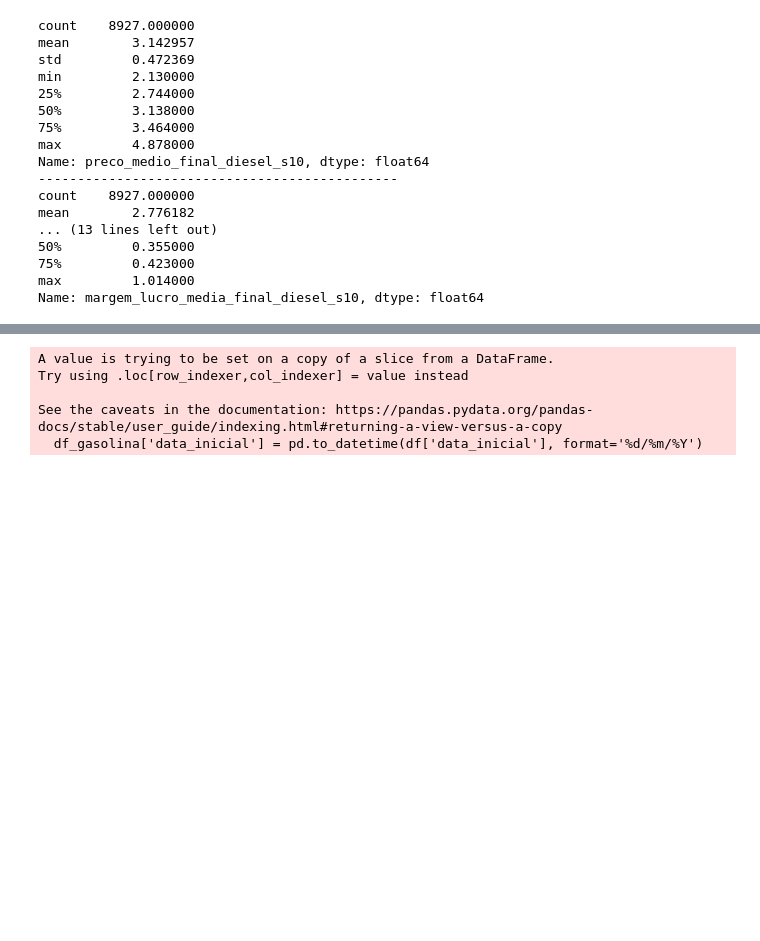
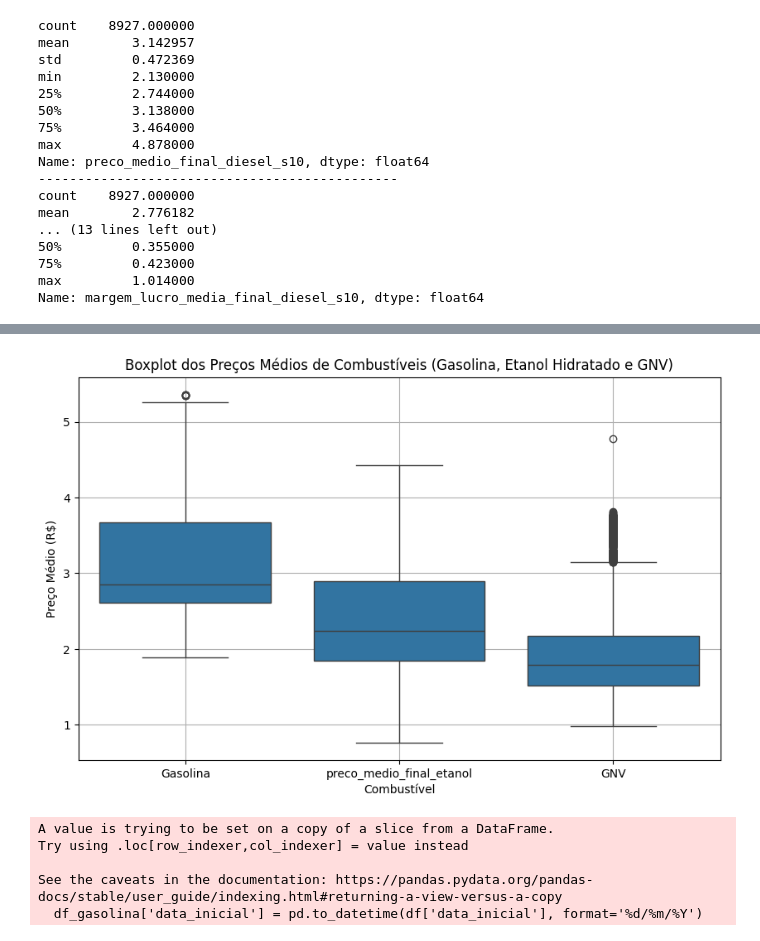
Before and after one commit to zec4o/fuel-data-analysis, a Jupyter notebook: fuel-data-analysis.ipynb, the cells around one changed output, grey strips where cells are left out. Drawn from its saved outputs; the diff is of its cells as text; code cells hidden in the pictures; blank space fills up the shorter version.

Commit message:
feat: new plots

```diff
--- a/fuel-data-analysis.ipynb
+++ b/fuel-data-analysis.ipynb
@@ -200,3 +200,21 @@ mean        2.776182
 75%         0.423000
 max         1.014000
 Name: margem_lucro_media_final_diesel_s10, dtype: float64
+# %%
+## Preco Medio Final gnv
+df['preco_medio_final_gnv'] = df[df['produto'] == 'GNV']['preco_medio_final']
+
+print(df["preco_medio_final_gnv"].describe())
+print('----------------------------------------------')
+
+## Preco Medio Atacado gnv
+df['preco_medio_atacado_gnv'] = df[df['produto'] == 'GNV']['preco_medio_atacado']
+
+print(df["preco_medio_atacado_gnv"].describe())
+print('----------------------------------------------')
+
+
+## Margem Lucro Media Final gnv
+df['margem_lucro_media_final_gnv'] = df[df['produto'] == 'GNV']['preco_medio_final'] - df[df['produto'] == 'GNV']['preco_medio_atacado']
+
+print(df["margem_lucro_media_final_gnv"].describe())
@@ -203,3 +239,24 @@ Name: margem_lucro_media_final_diesel_s10, dtype: float64
+# %%
+df_melted = df.melt(id_vars=['data_inicial'], value_vars=['preco_medio_final_gasolina', 'preco_medio_final_etanol', 'preco_medio_final_gnv'],
+                                 var_name='combustivel', value_name='preco_medio')
+
+# Renomear os valores para melhor legibilidade no gráfico
+df_melted['combustivel'] = df_melted['combustivel'].replace({
+    'preco_medio_final_gasolina': 'Gasolina',
+    'preco_medio_final_etanol;': 'Etanol Hidratado',
+    'preco_medio_final_gnv': 'GNV'
+})
+
+# Plotando o boxplot
+plt.figure(figsize=(10, 6))
+sns.boxplot(x='combustivel', y='preco_medio', data=df_melted)
+plt.xlabel('Combustível')
+plt.ylabel('Preço Médio (R$)')
+plt.title('Boxplot dos Preços Médios de Combustíveis (Gasolina, Etanol Hidratado e GNV)')
+plt.grid(True)
+plt.show()
+# %% [output]
+[figure, added]
 # %%
 # Gráfico de Linha: Para visualizar como o preço médio, mínimo e máximo da gasolina comum variaram ao longo do tempo.
 df_gasolina = df[df['produto'] == 'GASOLINA COMUM']
```
Also changed, not shown: parts of 1 cell of this notebook.
